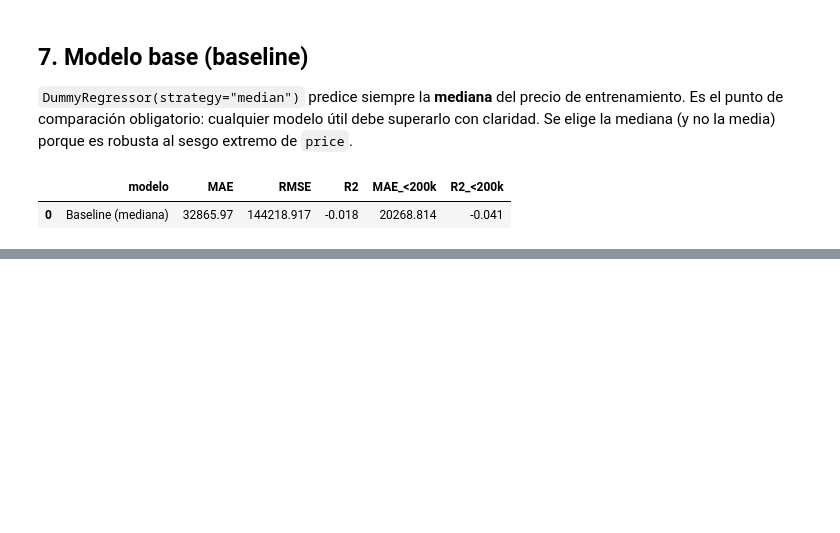
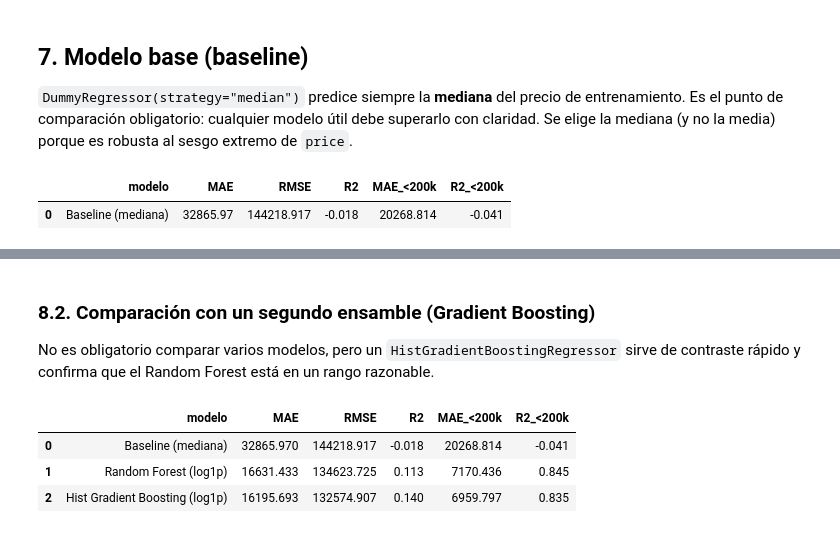
Before and after one commit to Jonathanmg1415/proyecto-modelos-simulacion, a Jupyter notebook: fase-1/notebook.ipynb, the cells around one changed output, grey strips where cells are left out. Drawn from its saved outputs; the diff is of its cells as text; code cells hidden in the pictures; blank space fills up the shorter version.

```diff
--- a/fase-1/notebook.ipynb
+++ b/fase-1/notebook.ipynb
@@ -650,0 +810,22 @@ pd.DataFrame(resultados).round(3)
+# %% [markdown]
+### 8.2. Comparación con un segundo ensamble (Gradient Boosting)
+
+No es obligatorio comparar varios modelos, pero un
+`HistGradientBoostingRegressor` sirve de contraste rápido y confirma que el
+Random Forest está en un rango razonable.
+# %%
+pipeline_hgb = Pipeline([
+    ("features", feature_builder),
+    ("prep", preprocesador),
+    ("reg", HistGradientBoostingRegressor(random_state=RANDOM_STATE, max_iter=400, learning_rate=0.05)),
+])
+modelo_hgb = TransformedTargetRegressor(regressor=pipeline_hgb, func=np.log1p, inverse_func=np.expm1)
+modelo_hgb.fit(X_train, y_train)
+pred_hgb = modelo_hgb.predict(X_test)
+resultados.append(evaluar("Hist Gradient Boosting (log1p)", y_test, pred_hgb))
+pd.DataFrame(resultados).round(3)
+# %% [output]
+|  | modelo | MAE | RMSE | R2 | MAE_<200k | R2_<200k |
+| 0 | Baseline (mediana) | 32865.970 | 144218.917 | -0.018 | 20268.814 | -0.041 |
+| 1 | Random Forest (log1p) | 16631.433 | 134623.725 | 0.113 | 7170.436 | 0.845 |
+| 2 | Hist Gradient Boosting (log1p) | 16195.693 | 132574.907 | 0.140 | 6959.797 | 0.835 |
```
Also changed, not shown: parts of 23 cells of this notebook, 3 other files.
